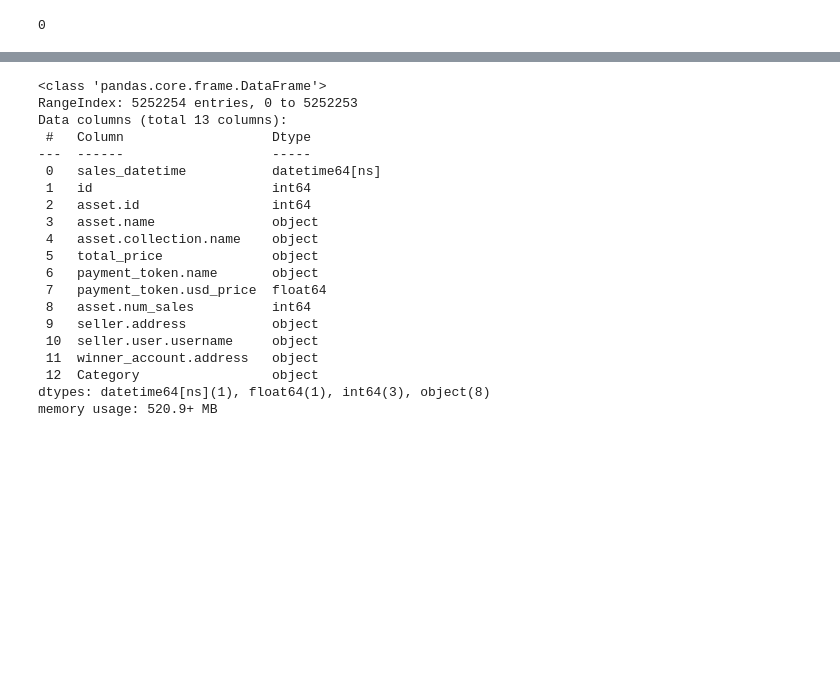
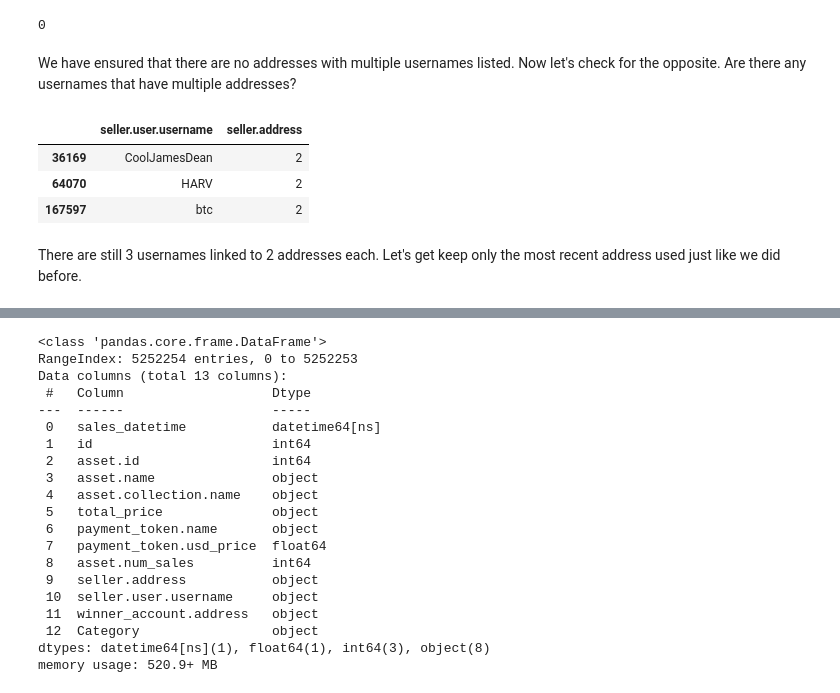
Before and after one commit to HliasMpGH/digital-transactions-mining, a Jupyter notebook: data_description.ipynb, the cells around one changed output, grey strips where cells are left out. Saved outputs shown, nothing was run; the diff lists cells and outputs as text; code cells hidden in the pictures; blank space fills up the shorter version.

```diff
--- a/data_description.ipynb
+++ b/data_description.ipynb
@@ -479,3 +475,23 @@ multi_name_addresses = (
 len(multi_name_addresses)
 # %% [output]
 0
+# %% [markdown]
+We have ensured that there are no addresses with multiple usernames listed. Now let's check for the opposite. Are there any usernames that have multiple addresses?
+# %%
+# Group by seller.username and check the number of unique addresses
+multi_address_usernames = (
+    nft.groupby("seller.user.username")["seller.address"]
+    .nunique()
+    .reset_index()
+    .query("`seller.address` > 1") # backticks used because the column name is not valid in python
+)
+
+# Get addresses with multiple usernames
+multi_address_usernames
+# %% [output]
+|  | seller.user.username | seller.address |
+| 36169 | CoolJamesDean | 2 |
+| 64070 | HARV | 2 |
+| 167597 | btc | 2 |
+# %% [markdown]
+There are still 3 usernames linked to 2 addresses each. Let's get keep only the most recent address used just like we did before.
```
Also changed, not shown: parts of 17 cells of this notebook, 1 other file.
